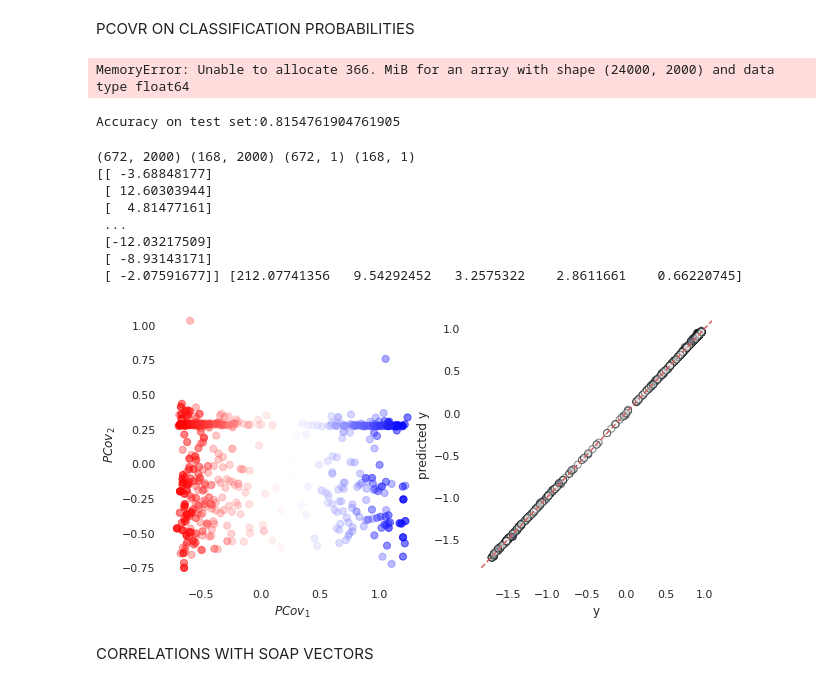
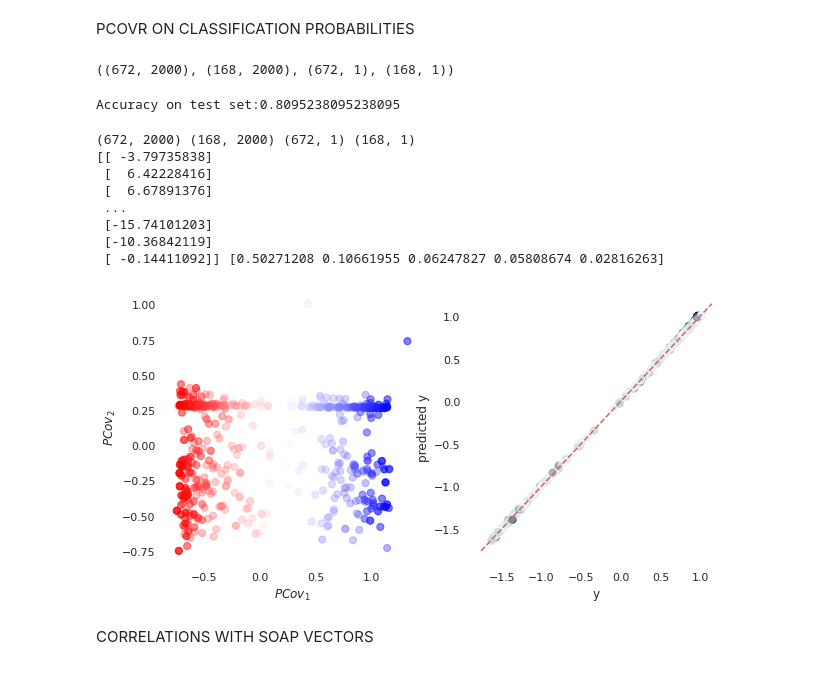
Before and after one commit to epfl-theos/r4-project, a Jupyter notebook: src/4. Classification_Pcovr.ipynb, the cells around one changed output. Drawn from its saved outputs; the diff is of its cells as text; code cells hidden in the pictures.

```diff
--- a/src/4. Classification_Pcovr.ipynb
+++ b/src/4. Classification_Pcovr.ipynb
@@ -5,5 +5,9 @@ WHICH DATA TO USE - change path to correct dataset, use SOAP vectors files
 # %%
-npzfile = np.load("../r4_data/MP_SOAP_30000.npz", allow_pickle=True)
+path_to_input='../example_data/example_SOAP_MP.npz'
+path_to_json_output='../example_data/chemiscope_example.json.gz'  #output file where the PCovR can be visualised interactively.
+path_to_geometric='../example_data/geometric_example_MP.npz'  # for curiosity, to build correlation matrix
+# %%
+npzfile = np.load(path_to_input, allow_pickle=True)
 # %%
 sns.set(style="white", palette="muted", color_codes=True)
 my_c=colors.ListedColormap(["mediumblue", 'red'])
@@ -69,7 +63,7 @@ X_test = x_scaler.transform(X_test)
 
 X_train.shape, X_test.shape, y_train.shape, y_test.shape
 # %% [output]
-MemoryError: Unable to allocate 366. MiB for an array with shape (24000, 2000) and data type float64
+((672, 2000), (168, 2000), (672, 1), (168, 1))
 # %%
 clf = RandomForestClassifier(n_estimators=100, random_state=2)
 clf.fit(X_train, y_train)
@@ -77,7 +71,7 @@ clf.predict(X_test)
 print('Accuracy on test set:'+str(clf.score(X_test, y_test)))
 p_random_for=clf.predict_proba(X)
 # %% [output]
-Accuracy on test set:0.8154761904761905
+Accuracy on test set:0.8095238095238095
 # %%
 n_PC=5
 
@@ -104,41 +98,41 @@ y_test = y_scaler.transform(y_test)
 print(X_train.shape, X_test.shape, y_train.shape, y_test.shape)
 
 pcovr = PCovR(mixing=0.5,
               n_components=n_PC)
 pcovr.fit(X,Y)
 T = pcovr.transform(X)
 yp = pcovr.predict(X)
 fig, (ax1, ax2)= plt.subplots(1,2, figsize=(10,5))
 
 ax1.scatter(T[:, 0], T[:, 1], s=50, alpha=0.3, c=p_random_for[:,1], cmap = 'bwr')
 ax1.set_xlabel(r"$PCov_1$")
 ax1.set_ylabel(r"$PCov_2$")
 # ax1.set_xlim(-200,300)
 # ax1.set_ylim(-200,400)
 
-ax2.scatter(Y, yp, s=50, alpha=0.5, c=np.abs(Y - yp), cmap='bone_r',  edgecolor="k")
+ax2.scatter(Y, yp, s=50, alpha=0.5, c=np.abs(Y - yp), cmap='bone_r')
 ax2.plot(ax2.get_xlim(), ax2.get_xlim(), 'r--')
 ax2.set_xlabel(r"y")
 ax2.set_ylabel(r"predicted y")
 sns.despine(left=True, bottom=True)
 
 w_i_l=pcovr.pxt_
 w_l_i=pcovr.pty_
 w_i_p=pcovr.pxy_
 var=pcovr.explained_variance_
 sing=pcovr.singular_values_
 
 print(w_i_p, var)
 # %% [output]
 (672, 2000) (168, 2000) (672, 1) (168, 1)
-[[ -3.68848177]
- [ 12.60303944]
- [  4.81477161]
+[[ -3.79735838]
+ [  6.42228416]
+ [  6.67891376]
  ...
- [-12.03217509]
- [ -8.93143171]
- [ -2.07591677]] [212.07741356   9.54292452   3.2575322    2.8611661    0.66220745]
+ [-15.74101203]
+ [-10.36842119]
+ [ -0.14411092]] [0.50271208 0.10661955 0.06247827 0.05808674 0.02816263]
-[figure, old version]
+[figure, new version]
 # %% [markdown]
 CORRELATIONS WITH SOAP VECTORS
 # %%
```
Also changed, not shown: parts of 6 cells of this notebook, 16 other files.
